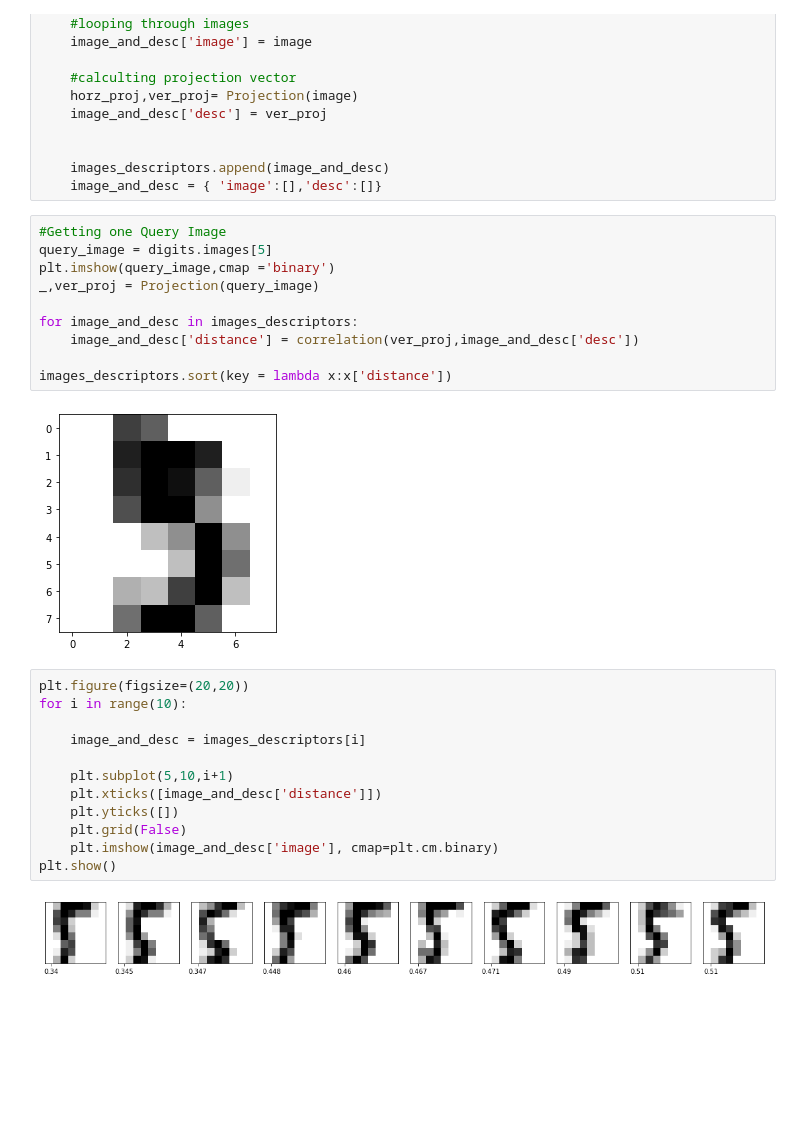
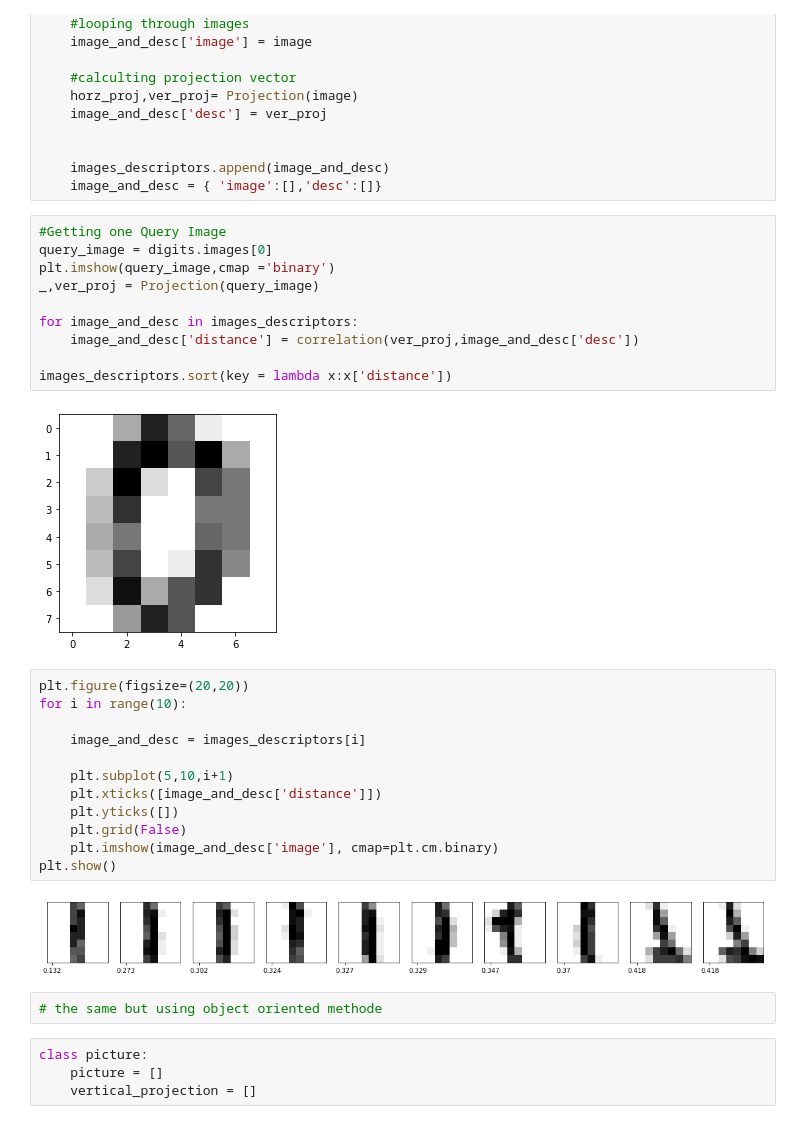
Before and after one commit to kaizendae/Data-Mining-Course, a Jupyter notebook: Search Engine.ipynb, the cells around one changed output. Drawn from its saved outputs; the diff is of its cells as text; blank space fills up the shorter version.

```diff
--- a/Search Engine.ipynb
+++ b/Search Engine.ipynb
@@ -76,16 +76,16 @@ for image in digits.images:
     image_and_desc = { 'image':[],'desc':[]}
 # %%
 #Getting one Query Image
-query_image = digits.images[5]
+query_image = digits.images[0]
 plt.imshow(query_image,cmap ='binary')
 _,ver_proj = Projection(query_image)
 
 for image_and_desc in images_descriptors:
     image_and_desc['distance'] = correlation(ver_proj,image_and_desc['desc'])
 
 images_descriptors.sort(key = lambda x:x['distance'])
 # %% [output]
-[figure, old version]
+[figure, new version]
 # %%
 plt.figure(figsize=(20,20))
 for i in range(10):
@@ -99,4 +99,10 @@ for i in range(10):
     plt.imshow(image_and_desc['image'], cmap=plt.cm.binary)
 plt.show()
 # %% [output]
-[figure, old version]
+[figure, new version]
+# %%
+# the same but using object oriented methode
+# %%
+class picture:
+    picture = []
+    vertical_projection = []
```
